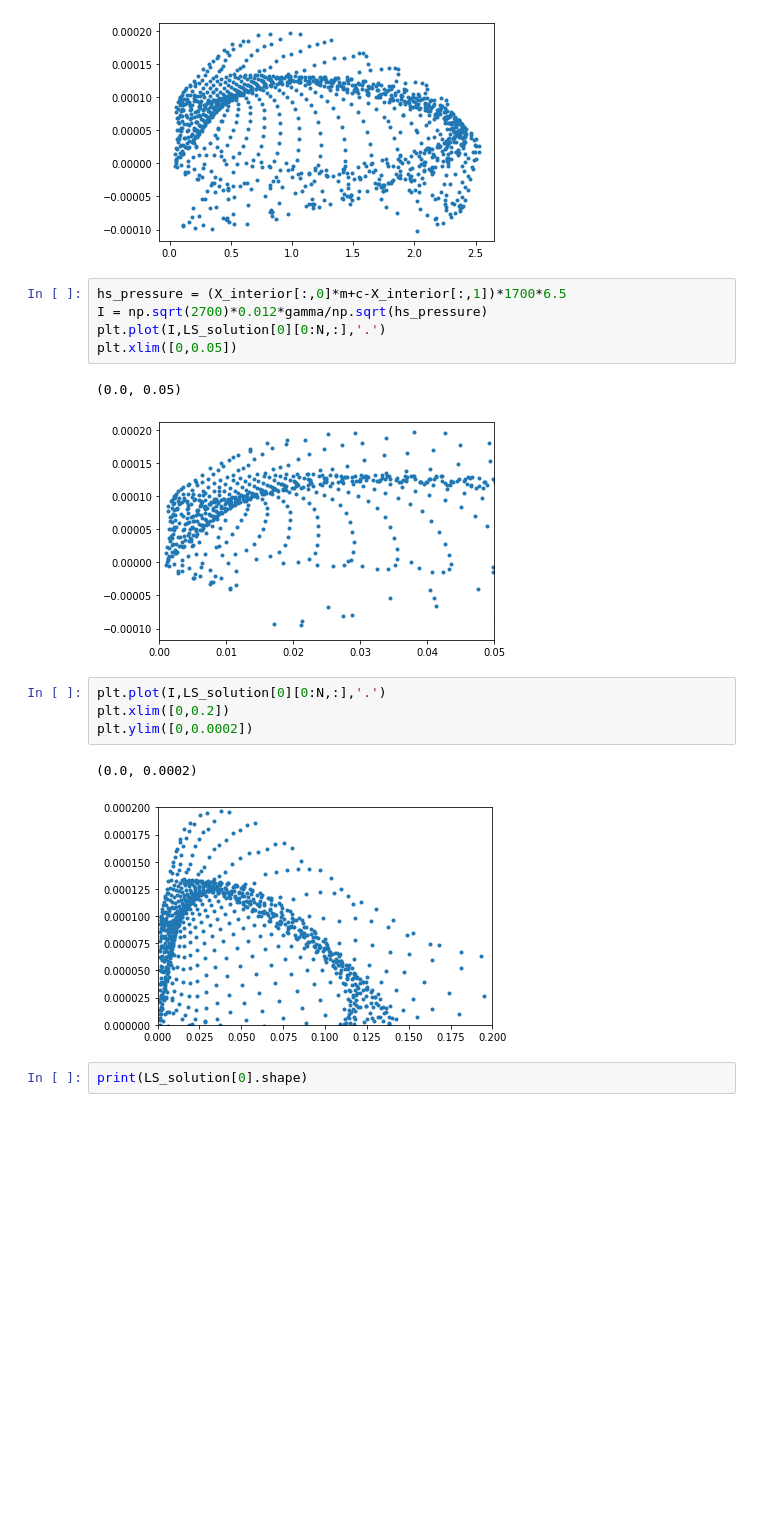
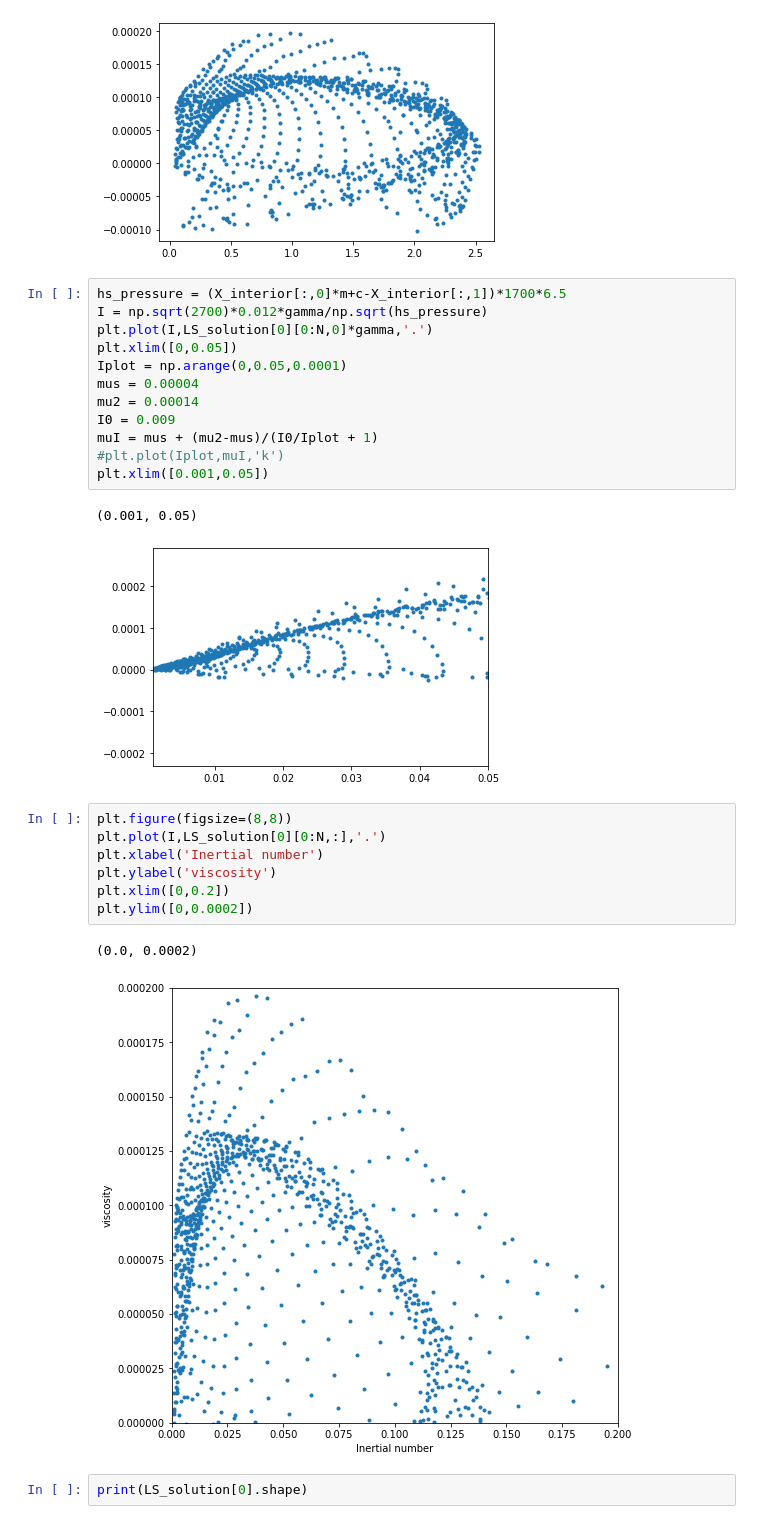
Before and after one commit to BAAYoung/RIMSAR, a Jupyter notebook: notebooks/03_analysis/301021BAY_RIMS_vorticity_inference_working.ipynb, the cells around one changed output. Cells and saved outputs as stored; diff of their text form; blank space fills up the shorter version.

Commit message:
Added images comparing inference parameters

```diff
--- a/notebooks/03_analysis/301021BAY_RIMS_vorticity_inference_working.ipynb
+++ b/notebooks/03_analysis/301021BAY_RIMS_vorticity_inference_working.ipynb
@@ -362,18 +362,28 @@ plt.plot(gamma,LS_solution[0][0:N,:],'.')
 # %%
 hs_pressure = (X_interior[:,0]*m+c-X_interior[:,1])*1700*6.5
 I = np.sqrt(2700)*0.012*gamma/np.sqrt(hs_pressure)
-plt.plot(I,LS_solution[0][0:N,:],'.')
+plt.plot(I,LS_solution[0][0:N,0]*gamma,'.')
 plt.xlim([0,0.05])
+Iplot = np.arange(0,0.05,0.0001)
+mus = 0.00004
+mu2 = 0.00014
+I0 = 0.009
+muI = mus + (mu2-mus)/(I0/Iplot + 1)
+#plt.plot(Iplot,muI,'k')
+plt.xlim([0.001,0.05])
 # %% [output]
-(0.0, 0.05)
+(0.001, 0.05)
-[figure, old version]
+[figure, new version]
 # %%
+plt.figure(figsize=(8,8))
 plt.plot(I,LS_solution[0][0:N,:],'.')
+plt.xlabel('Inertial number')
+plt.ylabel('viscosity')
 plt.xlim([0,0.2])
 plt.ylim([0,0.0002])
 # %% [output]
 (0.0, 0.0002)
-[figure, old version]
+[figure, new version]
 # %%
 print(LS_solution[0].shape)
 # %% [output]
```
Also changed, not shown: 16 other files.
